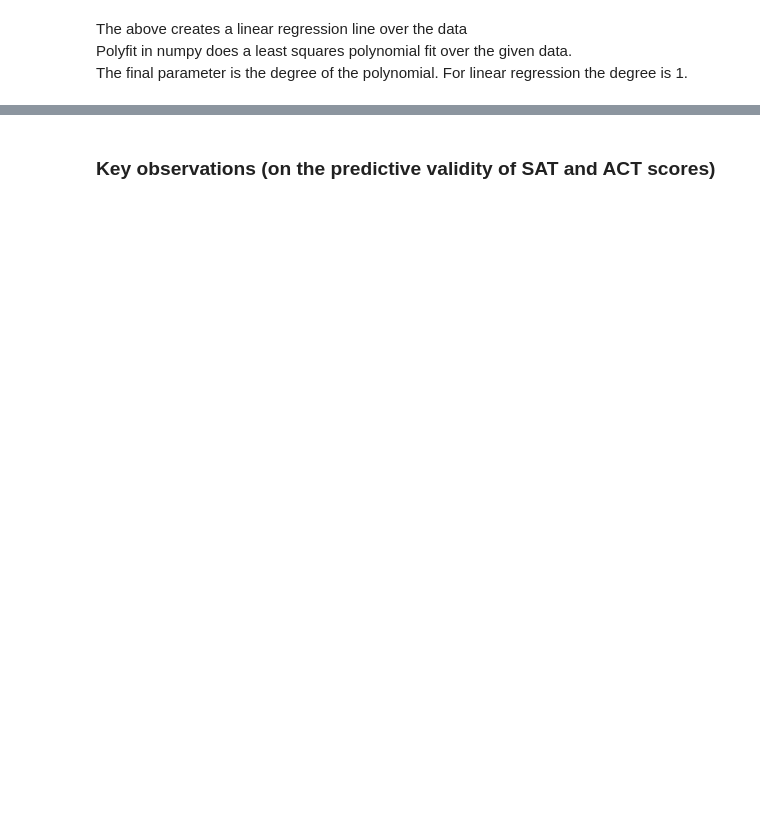
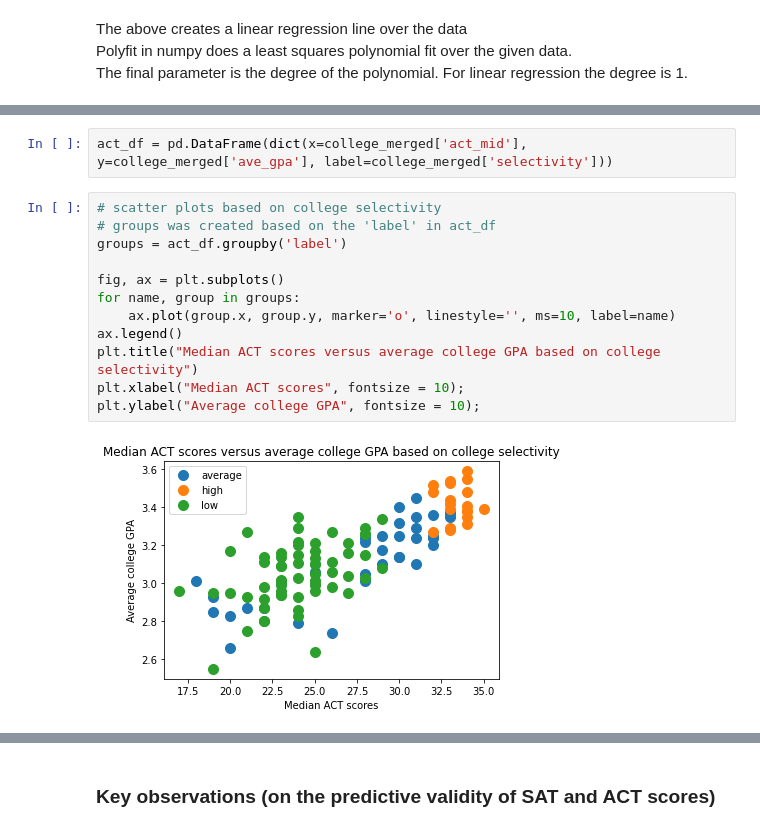
Before and after one commit to doscsy12/GA_projects, a Jupyter notebook: project_1/code/starter-code.ipynb, the cells around one changed output, grey strips where cells are left out. Saved outputs shown, nothing was run; the diff lists cells and outputs as text; blank space fills up the shorter version.

```diff
--- a/project_1/code/starter-code.ipynb
+++ b/project_1/code/starter-code.ipynb
@@ -1023,0 +1068,16 @@ From the figure shown above, this demonstrates a positive correlation where stud
+# %%
+act_df = pd.DataFrame(dict(x=college_merged['act_mid'], y=college_merged['ave_gpa'], label=college_merged['selectivity']))
+# %%
+# scatter plots based on college selectivity
+# groups was created based on the 'label' in act_df
+groups = act_df.groupby('label')
+
+fig, ax = plt.subplots()
+for name, group in groups:
+    ax.plot(group.x, group.y, marker='o', linestyle='', ms=10, label=name)
+ax.legend()
+plt.title("Median ACT scores versus average college GPA based on college selectivity")
+plt.xlabel("Median ACT scores", fontsize = 10);
+plt.ylabel("Average college GPA", fontsize = 10);
+# %% [output]
+[figure, added]
```
Also changed, not shown: parts of 48 cells of this notebook, 2 other files.
